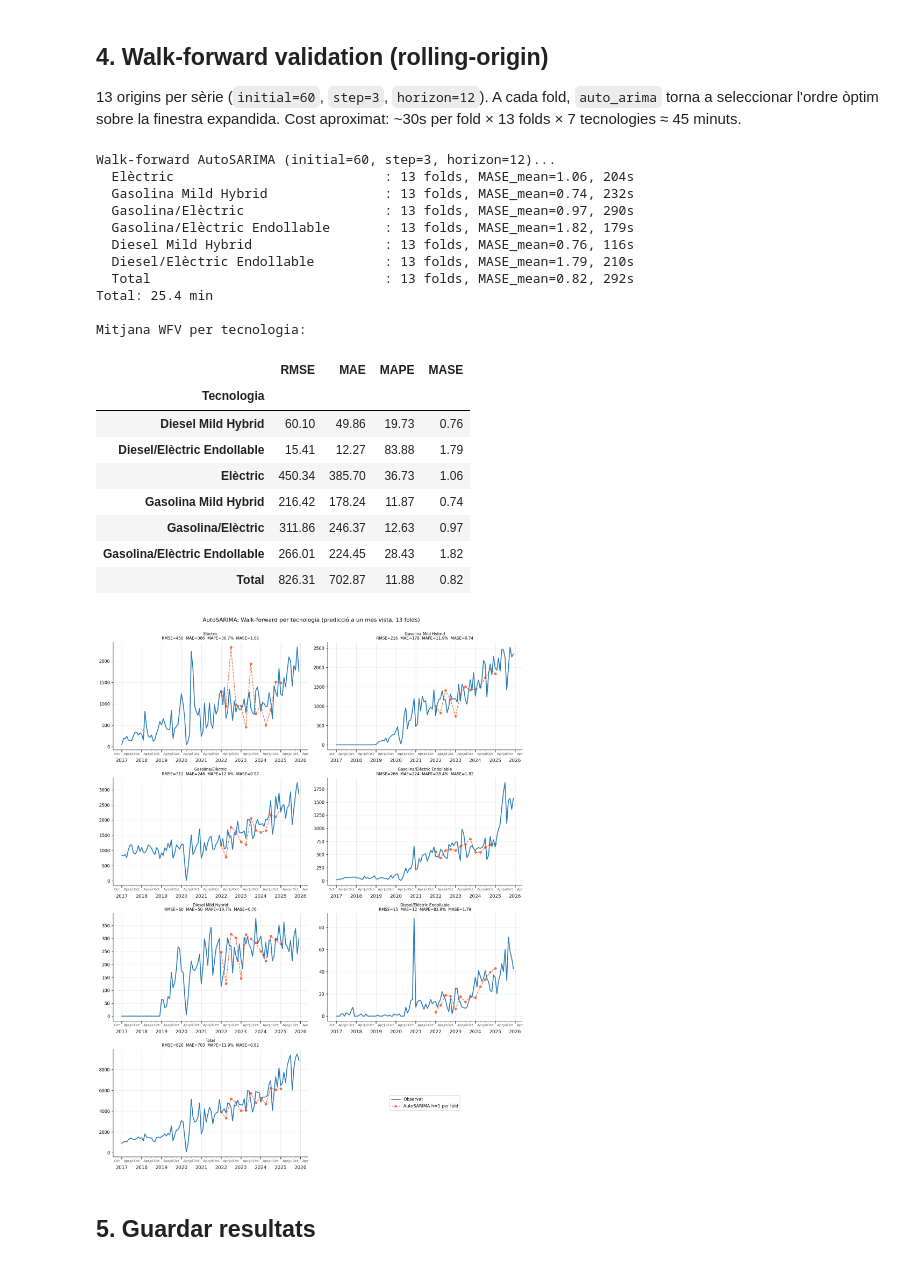
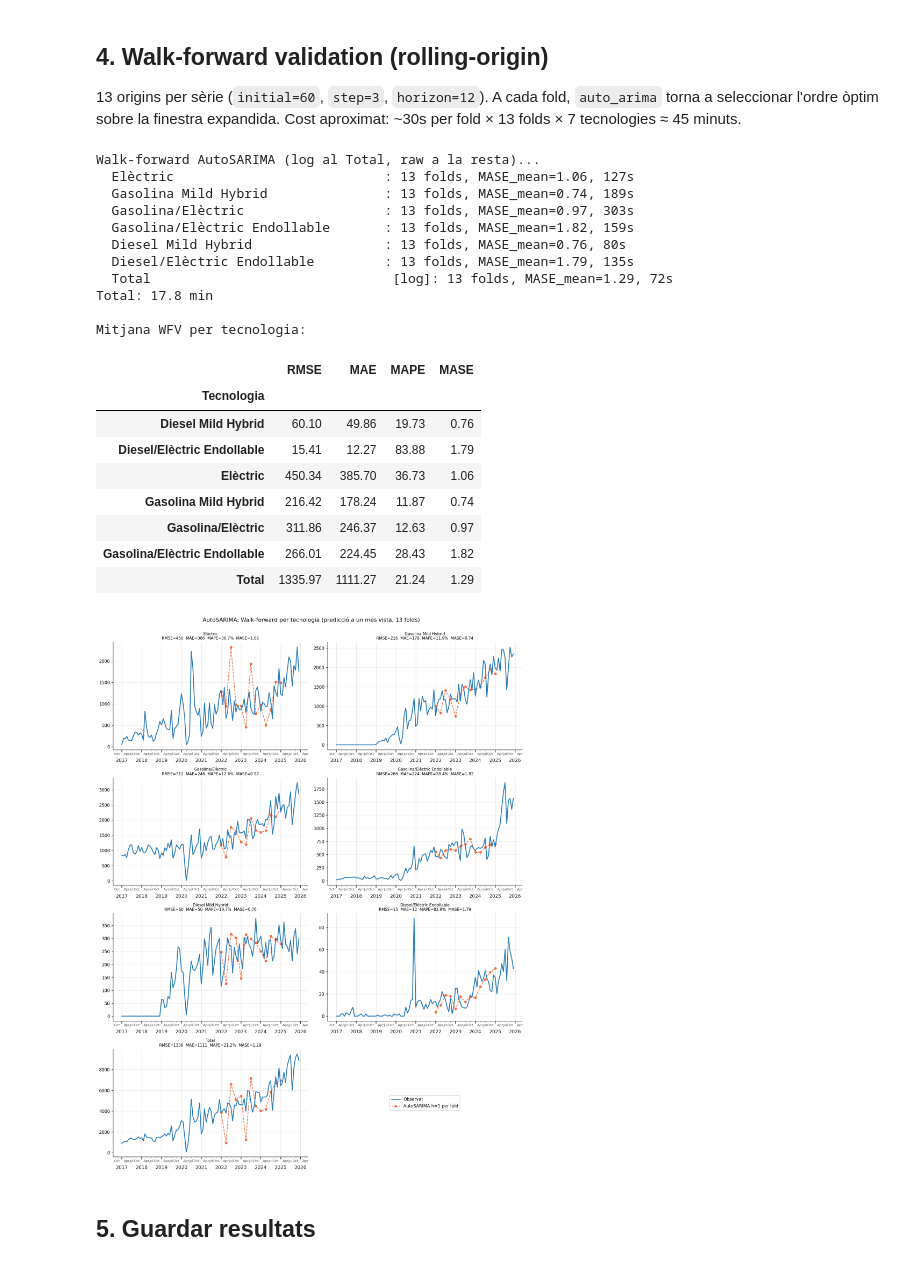
Before and after one commit to C0SBEL/projecte-forecasting, a Jupyter notebook: notebooks/models/sarima.ipynb, the cells around one changed output. Cells and saved outputs as stored; diff of their text form; code cells hidden in the pictures.

```diff
--- a/notebooks/models/sarima.ipynb
+++ b/notebooks/models/sarima.ipynb
@@ -51,26 +53,38 @@ Test:  12 mesos | Exog test shape:  (12, 2)
 ## 1. AutoSARIMA: selecció d'ordres i predicció
 # %%
 H = len(pivot_test)
+
+# log(y+1) només a la sèrie Total: l'EDA mostrava una variança creixent
+# que el log estabilitza i que redueix dramàticament l'error de SARIMA al
+# 2025. Per a la resta de tecnologies, log empitjora o és neutre, per tant
+# s'entrena en escala raw.
+LOG_TECHS = {'Total'}
 
 sarima_forecasts = {}
 sarima_orders    = {}
 forecast_records = []
 metrics_records  = []
 
-print('Ajustant AutoSARIMA per tecnologia...')
+print('Ajustant AutoSARIMA per tecnologia (log al Total, raw a la resta)...')
 for tech in TECNOLOGIES:
+    use_log = tech in LOG_TECHS
     y_train = pivot_train[tech].dropna()
     y_test  = pivot_test[tech].values
 
     model = SARIMAForecaster(name='AutoSARIMA')
-    model.fit(y_train)
-    y_pred = np.maximum(model.predict(H), 0)
+    if use_log:
+        model.fit(np.log1p(y_train))
+        y_pred = np.maximum(np.expm1(model.predict(H)), 0)
+    else:
+        model.fit(y_train)
+        y_pred = np.maximum(model.predict(H), 0)
     sarima_forecasts[tech] = y_pred
 
     order = model._model.order
     seas  = model._model.seasonal_order
-    sarima_orders[tech] = {'order': order, 'seasonal_order': seas}
-    print(f'  {tech:35s}: SARIMA{order}×{seas}')
+    sarima_orders[tech] = {'order': order, 'seasonal_order': seas, 'log': use_log}
+    tag = ' [log]' if use_log else ''
+    print(f'  {tech:35s}: SARIMA{order}x{seas}{tag}')
 
     m = compute_metrics(y_test, y_pred, y_train.values)
     m.update({'Tecnologia': tech, 'Model': 'AutoSARIMA'})
@@ -203,59 +217,67 @@ from evaluation import walk_forward_cv_full
 
 pivot_full = pd.concat([pivot_train, pivot_test]).sort_index()
 
-def sarima_fn(train_series):
-    m = SARIMAForecaster()
-    m.fit(train_series)
-    return np.maximum(m.predict(H), 0)
+def make_sarima_fn(use_log):
+    def _fn(train_series):
+        m = SARIMAForecaster()
+        if use_log:
+            m.fit(np.log1p(train_series))
+            return np.maximum(np.expm1(m.predict(H)), 0)
+        m.fit(train_series)
+        return np.maximum(m.predict(H), 0)
+    return _fn
 
 import time
 wfv_metric_rows  = []
 wfv_forecast_rows = []
-print('Walk-forward AutoSARIMA (initial=60, step=3, horizon=12)...')
+print('Walk-forward AutoSARIMA (log al Total, raw a la resta)...')
 t0 = time.time()
 for tech in TECNOLOGIES:
     t_start = time.time()
+    use_log = tech in LOG_TECHS
+    fn = make_sarima_fn(use_log)
     series = pivot_full[tech].dropna()
-    m_df, f_df = walk_forward_cv_full(series, sarima_fn, initial=60, step=3, horizon=H)
+    m_df, f_df = walk_forward_cv_full(series, fn, initial=60, step=3, horizon=H)
     m_df['Tecnologia'] = tech
     m_df['Model']      = 'AutoSARIMA'
     f_df['Tecnologia'] = tech
     f_df['Model']      = 'AutoSARIMA'
     wfv_metric_rows.append(m_df)
     wfv_forecast_rows.append(f_df)
     mase_mean = m_df['MASE'].mean() if 'MASE' in m_df.columns else float('nan')
-    print(f'  {tech:35s}: {len(m_df)} folds, MASE_mean={mase_mean:.2f}, {time.time()-t_start:.0f}s')
+    tag = ' [log]' if use_log else ''
+    print(f'  {tech:35s}{tag}: {len(m_df)} folds, MASE_mean={mase_mean:.2f}, {time.time()-t_start:.0f}s')
 print(f'Total: {(time.time()-t0)/60:.1f} min')
 
 df_wfv_metrics   = pd.concat(wfv_metric_rows, ignore_index=True)
 df_wfv_forecasts = pd.concat(wfv_forecast_rows, ignore_index=True)
 
 wfv_agg = (df_wfv_metrics.dropna(subset=['MASE'])
            .groupby('Tecnologia')[['RMSE', 'MAE', 'MAPE', 'MASE']]
            .mean().round(2).reset_index())
 print('\nMitjana WFV per tecnologia:')
 display(wfv_agg.set_index('Tecnologia'))
 # %% [output]
-Walk-forward AutoSARIMA (initial=60, step=3, horizon=12)...
-  Elèctric                           : 13 folds, MASE_mean=1.06, 204s
-  Gasolina Mild Hybrid               : 13 folds, MASE_mean=0.74, 232s
-  Gasolina/Elèctric                  : 13 folds, MASE_mean=0.97, 290s
-  Gasolina/Elèctric Endollable       : 13 folds, MASE_mean=1.82, 179s
-  Diesel Mild Hybrid                 : 13 folds, MASE_mean=0.76, 116s
-  Diesel/Elèctric Endollable         : 13 folds, MASE_mean=1.79, 210s
-  Total                              : 13 folds, MASE_mean=0.82, 292s
-Total: 25.4 min
+Walk-forward AutoSARIMA (log al Total, raw a la resta)...
+  Elèctric                           : 13 folds, MASE_mean=1.06, 127s
+  Gasolina Mild Hybrid               : 13 folds, MASE_mean=0.74, 189s
+  Gasolina/Elèctric                  : 13 folds, MASE_mean=0.97, 303s
+  Gasolina/Elèctric Endollable       : 13 folds, MASE_mean=1.82, 159s
+  Diesel Mild Hybrid                 : 13 folds, MASE_mean=0.76, 80s
+  Diesel/Elèctric Endollable         : 13 folds, MASE_mean=1.79, 135s
+  Total                               [log]: 13 folds, MASE_mean=1.29, 72s
+Total: 17.8 min
 
 Mitjana WFV per tecnologia:
 |  | RMSE | MAE | MAPE | MASE |
 | Tecnologia |  |  |  |  |
 | Diesel Mild Hybrid | 60.10 | 49.86 | 19.73 | 0.76 |
 | Diesel/Elèctric Endollable | 15.41 | 12.27 | 83.88 | 1.79 |
 | Elèctric | 450.34 | 385.70 | 36.73 | 1.06 |
 | Gasolina Mild Hybrid | 216.42 | 178.24 | 11.87 | 0.74 |
 | Gasolina/Elèctric | 311.86 | 246.37 | 12.63 | 0.97 |
 | Gasolina/Elèctric Endollable | 266.01 | 224.45 | 28.43 | 1.82 |
-| Total | 826.31 | 702.87 | 11.88 | 0.82 |
+| Total | 1335.97 | 1111.27 | 21.24 | 1.29 |
 # %%
 from plotting import plot_wfv_per_tech
 
@@ -267,7 +289,7 @@ plot_wfv_per_tech(
 )
 plt.show()
 # %% [output]
-[figure, old version]
+[figure, new version]
 # %% [markdown]
 ## 5. Guardar resultats
 # %%
```
Also changed, not shown: parts of 5 cells of this notebook, 28 other files.
